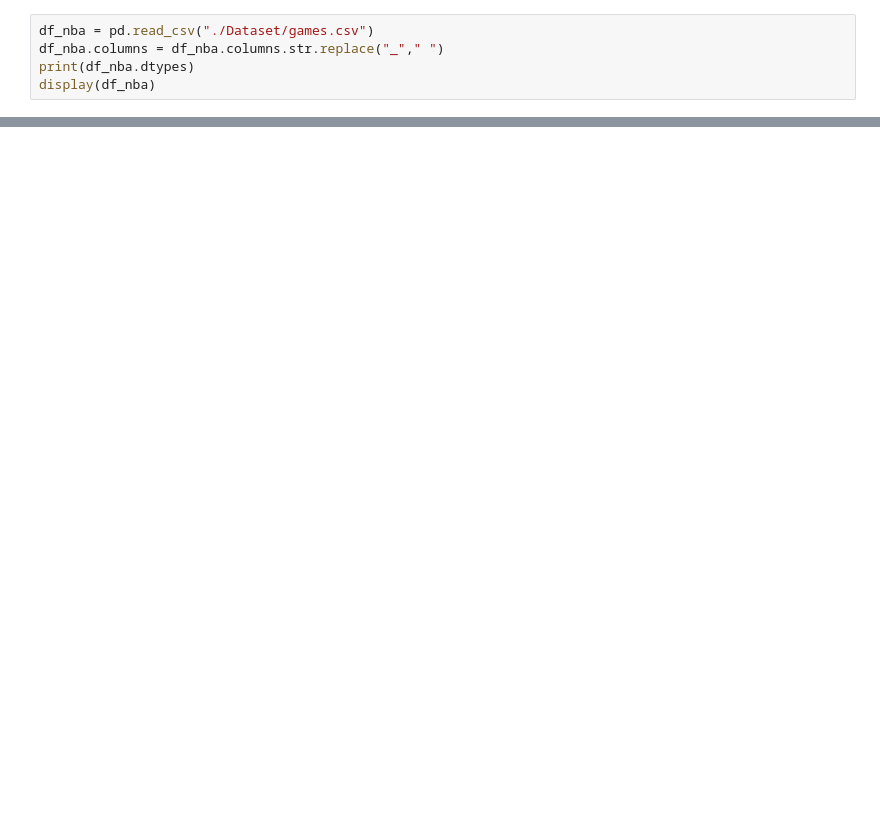
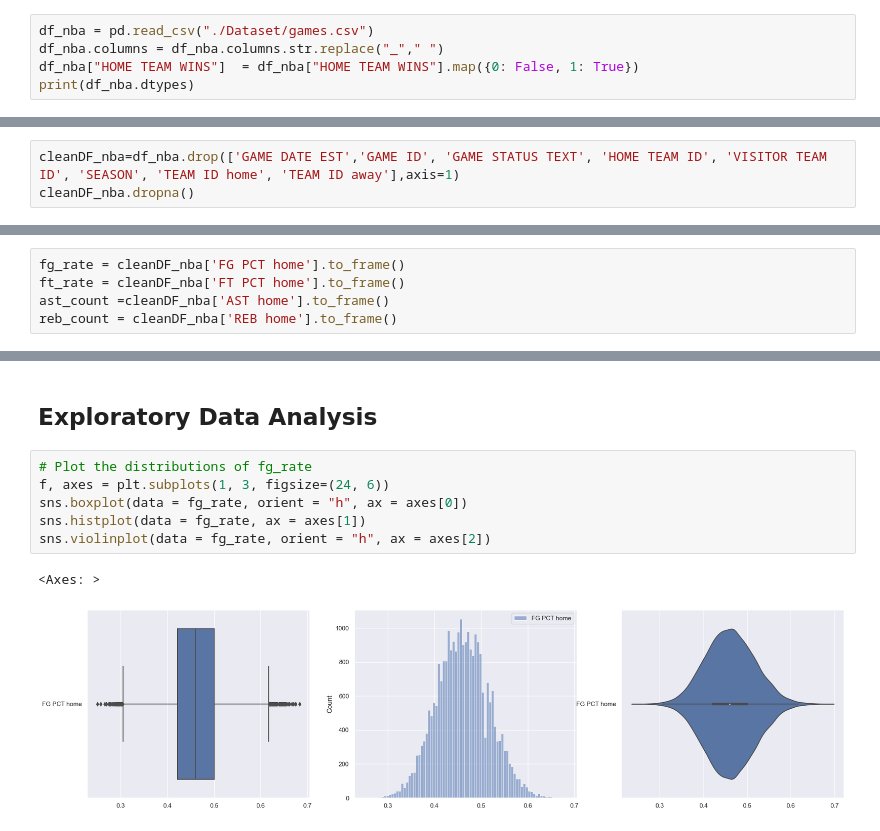
Before and after one commit to zane0703/SC1015-MIni-Project, a Jupyter notebook: main.ipynb, the cells around one changed output, grey strips where cells are left out. Drawn from its saved outputs; the diff is of its cells as text; blank space fills up the shorter version.

```diff
--- a/main.ipynb
+++ b/main.ipynb
@@ -7,5 +15,5 @@ sns.set()
 # %%
 df_nba = pd.read_csv("./Dataset/games.csv")
 df_nba.columns = df_nba.columns.str.replace("_"," ")
+df_nba["HOME TEAM WINS"]  = df_nba["HOME TEAM WINS"].map({0: False, 1: True})
 print(df_nba.dtypes)
-display(df_nba)
@@ -42,0 +38,3 @@ dtype: object
+# %%
+cleanDF_nba=df_nba.drop(['GAME DATE EST','GAME ID', 'GAME STATUS TEXT', 'HOME TEAM ID', 'VISITOR TEAM ID', 'SEASON', 'TEAM ID home', 'TEAM ID away'],axis=1)
+cleanDF_nba.dropna()
@@ -42,0 +49,5 @@ dtype: object
+# %%
+fg_rate = cleanDF_nba['FG PCT home'].to_frame()
+ft_rate = cleanDF_nba['FT PCT home'].to_frame()
+ast_count =cleanDF_nba['AST home'].to_frame()
+reb_count = cleanDF_nba['REB home'].to_frame()
@@ -42,0 +146,11 @@ dtype: object
+# %% [markdown]
+## Exploratory Data Analysis
+# %%
+# Plot the distributions of fg_rate
+f, axes = plt.subplots(1, 3, figsize=(24, 6))
+sns.boxplot(data = fg_rate, orient = "h", ax = axes[0])
+sns.histplot(data = fg_rate, ax = axes[1])
+sns.violinplot(data = fg_rate, orient = "h", ax = axes[2])
+# %% [output]
+<Axes: >
+[figure, added]
```
Also changed, not shown: parts of 31 cells of this notebook, 1 other file.
